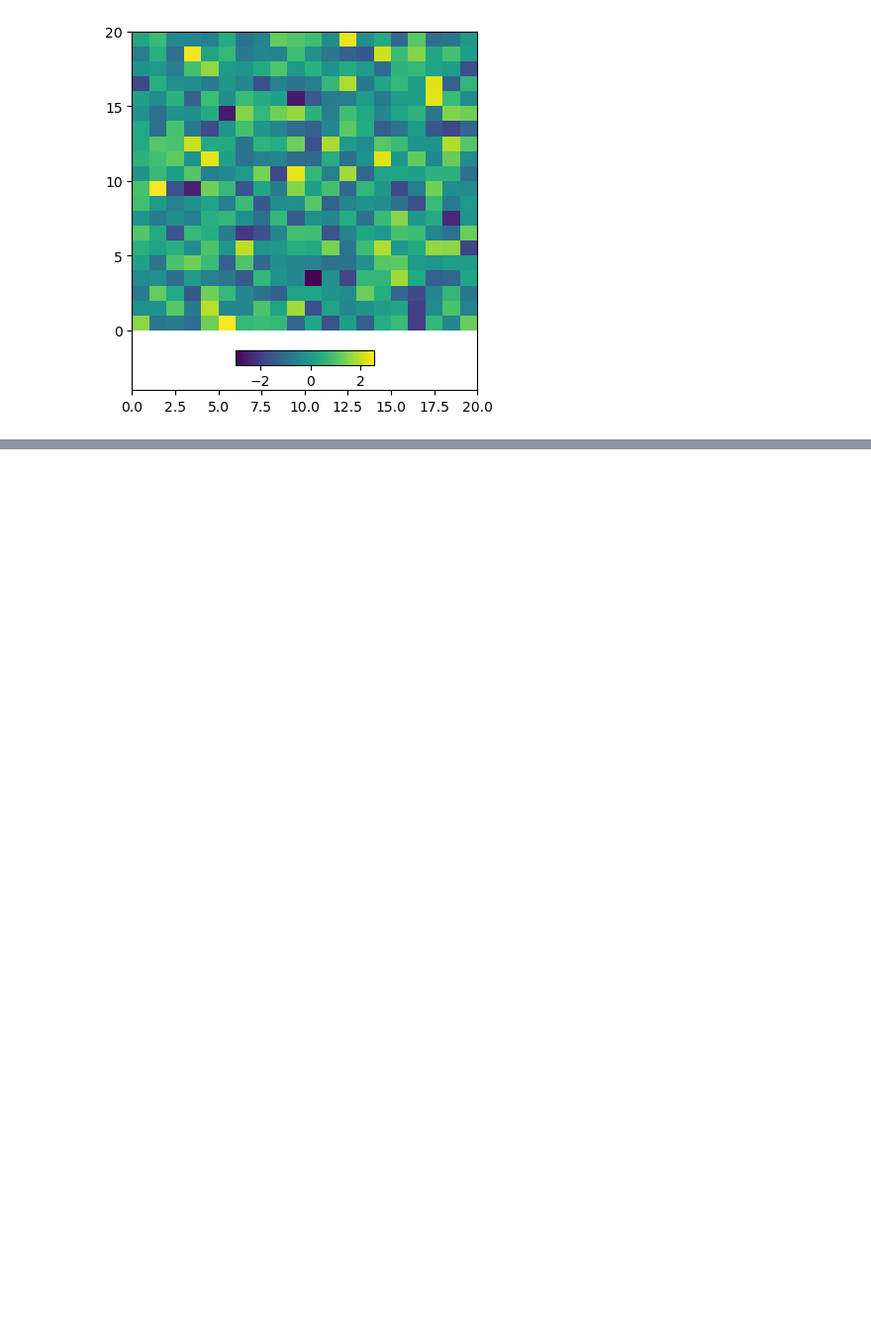
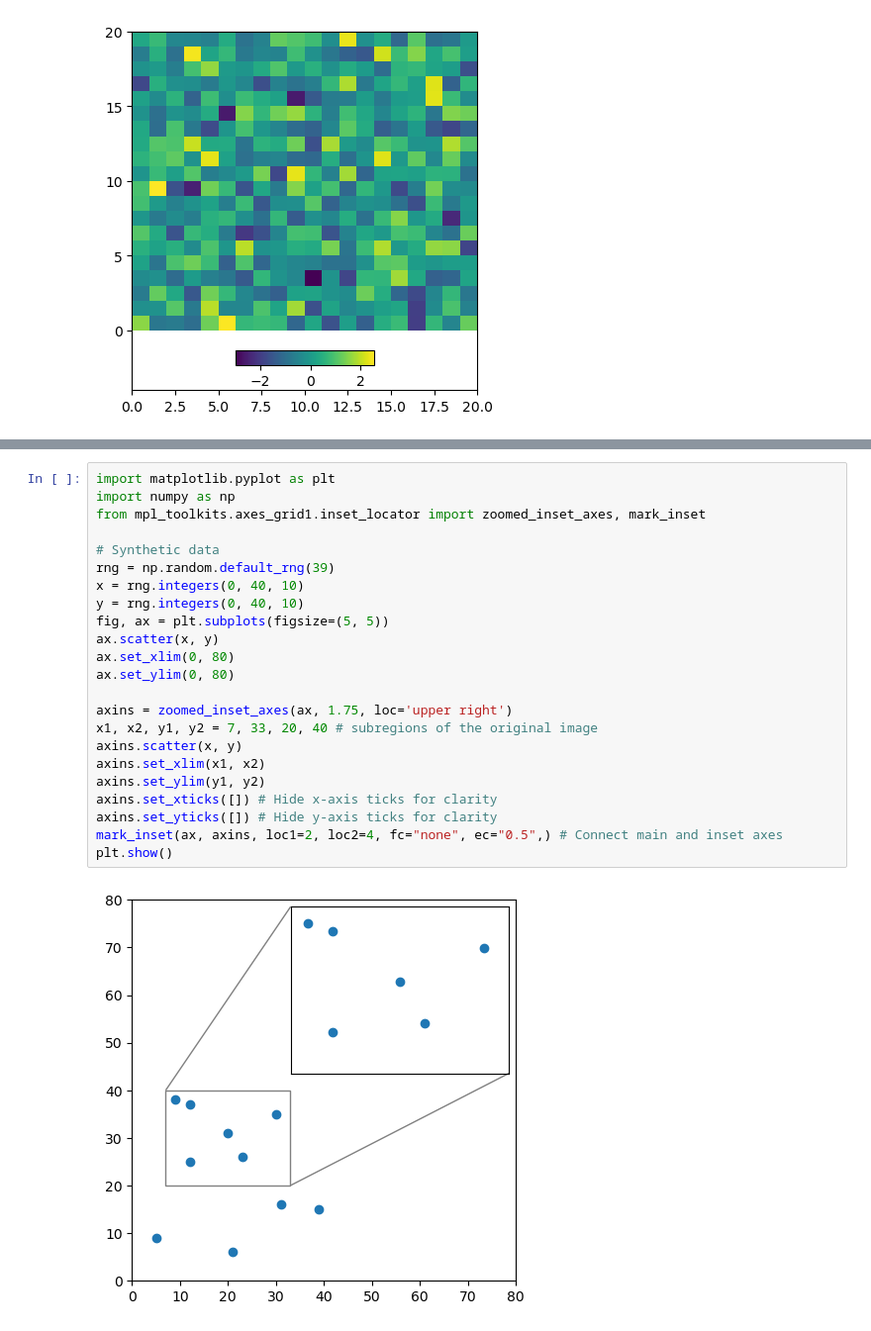
Before and after one commit to devkhullar/Tutorials, a Jupyter notebook: matplotlib.ipynb, the cells around one changed output, grey strips where cells are left out. Shown: that part at 99% size. Drawn from its saved outputs; the diff is of its cells as text; blank space fills up the shorter version.

```diff
--- a/matplotlib.ipynb
+++ b/matplotlib.ipynb
@@ -79,0 +108,25 @@ fig.colorbar(pcm, cax=cax, orientation='horizontal')
+# %%
+import matplotlib.pyplot as plt
+import numpy as np
+from mpl_toolkits.axes_grid1.inset_locator import zoomed_inset_axes, mark_inset
+
+# Synthetic data
+rng = np.random.default_rng(39)
+x = rng.integers(0, 40, 10)
+y = rng.integers(0, 40, 10)
+fig, ax = plt.subplots(figsize=(5, 5))
+ax.scatter(x, y)
+ax.set_xlim(0, 80)
+ax.set_ylim(0, 80)
+
+axins = zoomed_inset_axes(ax, 1.75, loc='upper right')
+x1, x2, y1, y2 = 7, 33, 20, 40 # subregions of the original image
+axins.scatter(x, y)
+axins.set_xlim(x1, x2)
+axins.set_ylim(y1, y2)
+axins.set_xticks([]) # Hide x-axis ticks for clarity
+axins.set_yticks([]) # Hide y-axis ticks for clarity
+mark_inset(ax, axins, loc1=2, loc2=4, fc="none", ec="0.5",) # Connect main and inset axes
+plt.show()
+# %% [output]
+[figure, added]
```
Also changed, not shown: parts of 3 cells of this notebook.
